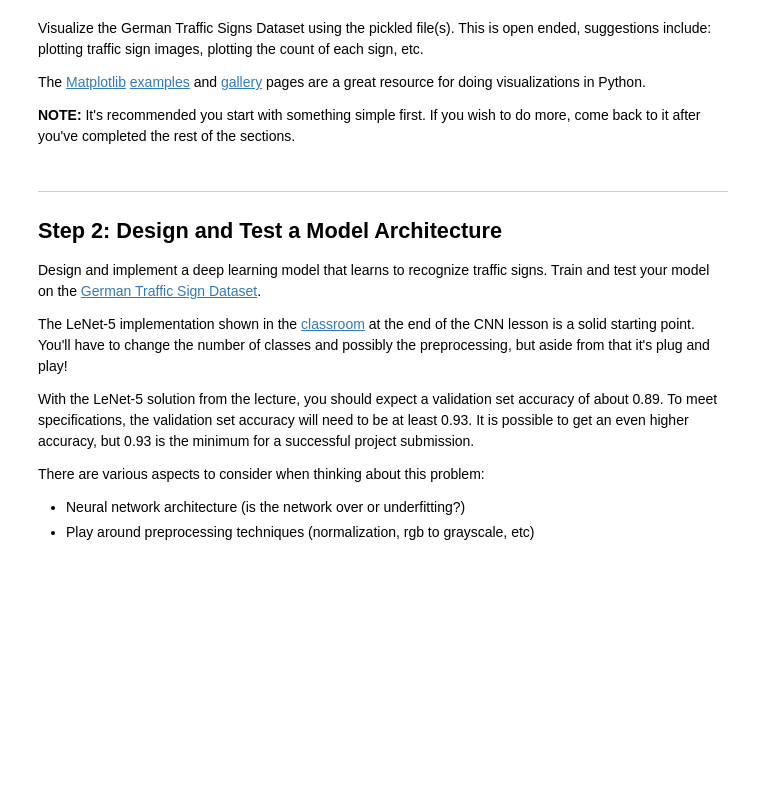
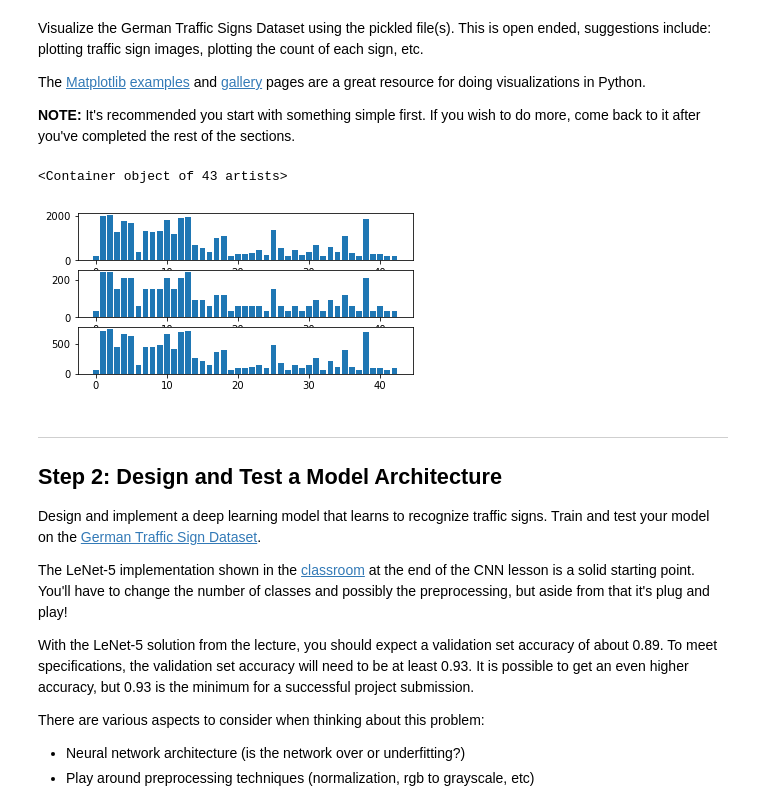
Before and after one commit to riczhao/CarND-Traffic-Sign-Classifier-Project, a Jupyter notebook: Traffic_Sign_Classifier.ipynb, the cells around one changed output. Drawn from its saved outputs; the diff is of its cells as text; code cells hidden in the pictures; blank space fills up the shorter version.

```diff
--- a/Traffic_Sign_Classifier.ipynb
+++ b/Traffic_Sign_Classifier.ipynb
@@ -88,20 +94,23 @@ The [Matplotlib](http://matplotlib.org/) [examples](http://matplotlib.org/exampl
 # %%
 ### Data exploration visualization code goes here.
 ### Feel free to use as many code cells as needed.
 import matplotlib.pyplot as plt
 # Visualizations will be shown in the notebook.
 %matplotlib inline
-plt.subplot(411)
-plt.imshow(X_train[10000])
+#plt.subplot(411)
+#plt.imshow(X_train[10000])
 uniq, count = np.unique(y_train, return_counts=True)
 plt.subplot(412)
-plt.plot(uniq, count, 'ro')
+plt.bar(uniq, count)
 uniq, count = np.unique(y_valid, return_counts=True)
 plt.subplot(413)
-plt.plot(uniq, count, 'ro')
+plt.bar(uniq, count)
 uniq, count = np.unique(y_test, return_counts=True)
 plt.subplot(414)
-plt.plot(uniq, count, 'ro')
+plt.bar(uniq, count)
+# %% [output]
+<Container object of 43 artists>
+[figure, added]
 # %% [markdown]
 ----
 
```
Also changed, not shown: parts of 18 cells of this notebook, 3 other files.
